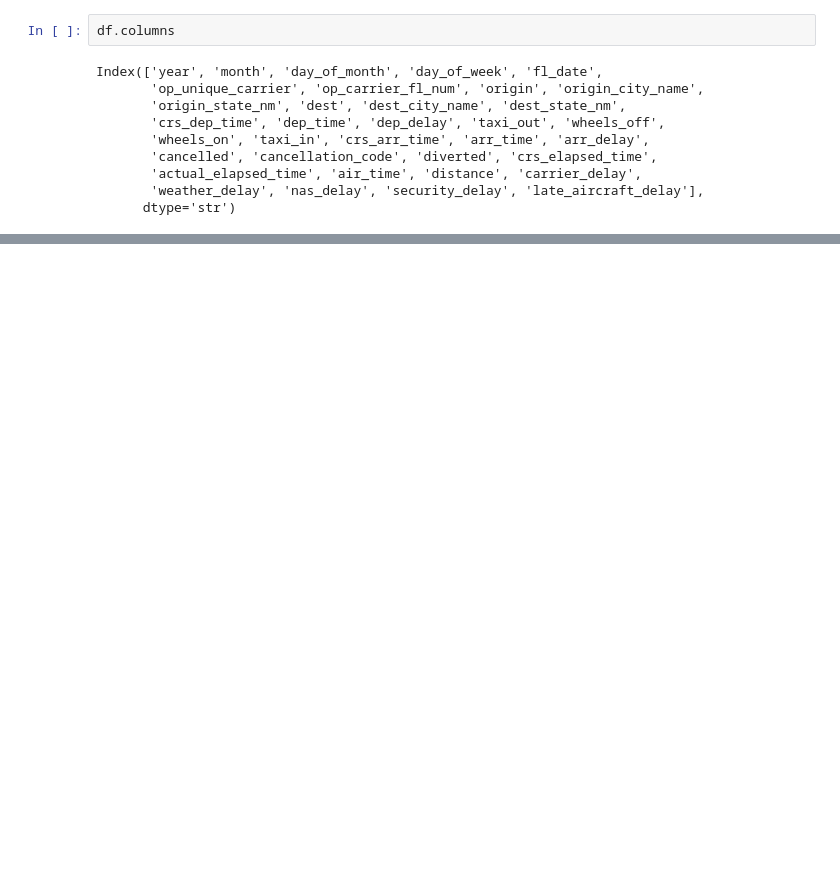
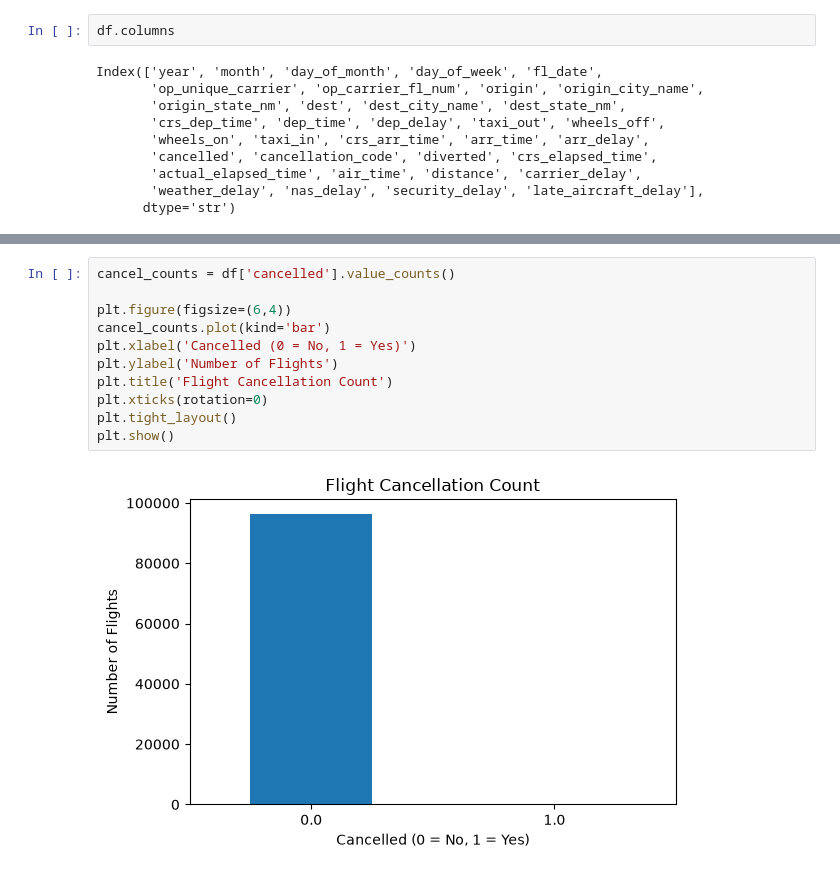
Before and after one commit to catchzaara-08/24ADI204_DSV_Team14, a Jupyter notebook: Week_1/EDA/eda.ipynb, the cells around one changed output, grey strips where cells are left out. Drawn from its saved outputs; the diff is of its cells as text; blank space fills up the shorter version.

```diff
--- a/Week_1/EDA/eda.ipynb
+++ b/Week_1/EDA/eda.ipynb
@@ -206,0 +218,13 @@ Name: count, dtype: int64
+# %%
+cancel_counts = df['cancelled'].value_counts()
+
+plt.figure(figsize=(6,4))
+cancel_counts.plot(kind='bar')
+plt.xlabel('Cancelled (0 = No, 1 = Yes)')
+plt.ylabel('Number of Flights')
+plt.title('Flight Cancellation Count')
+plt.xticks(rotation=0)
+plt.tight_layout()
+plt.show()
+# %% [output]
+[figure, added]
```
Also changed, not shown: parts of 42 cells of this notebook.
